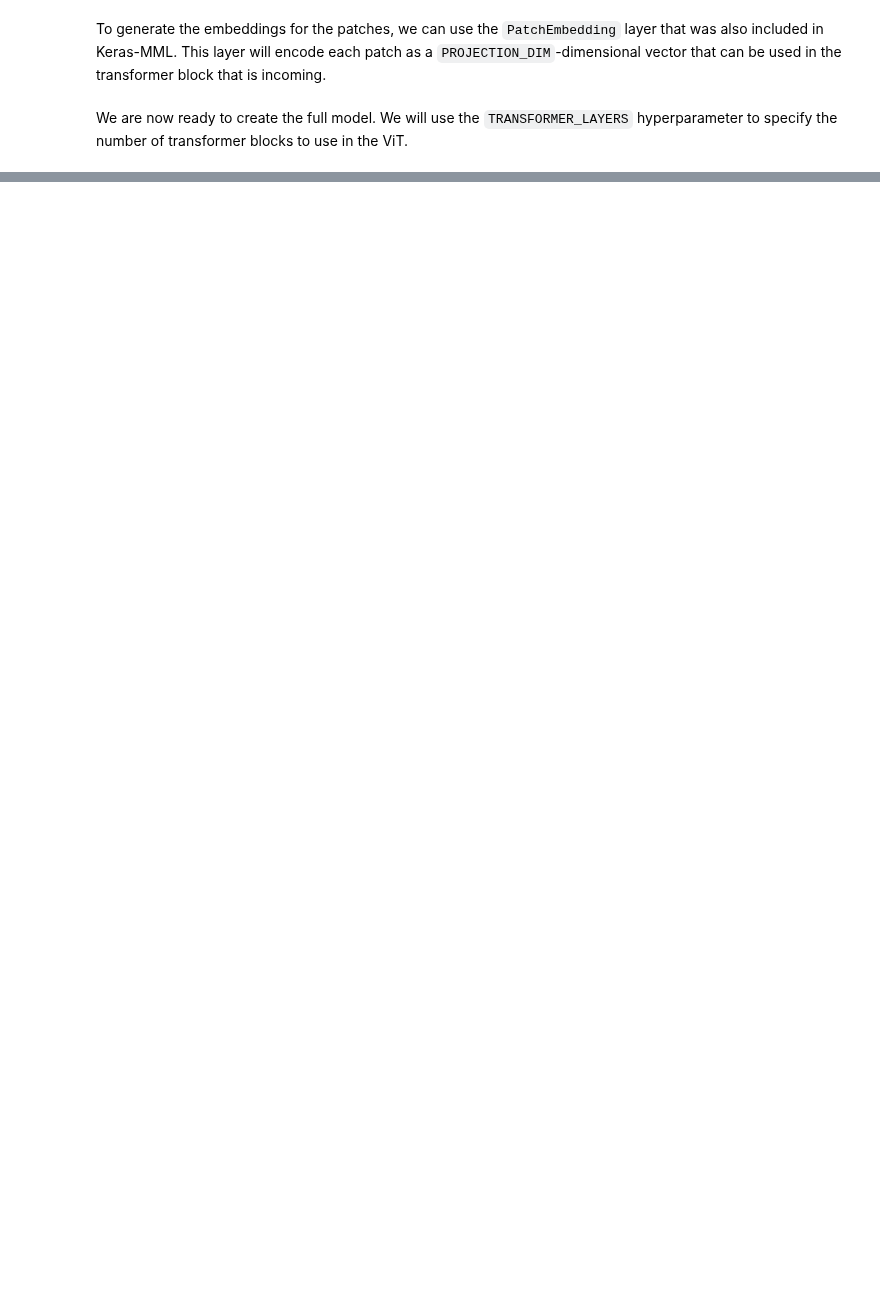
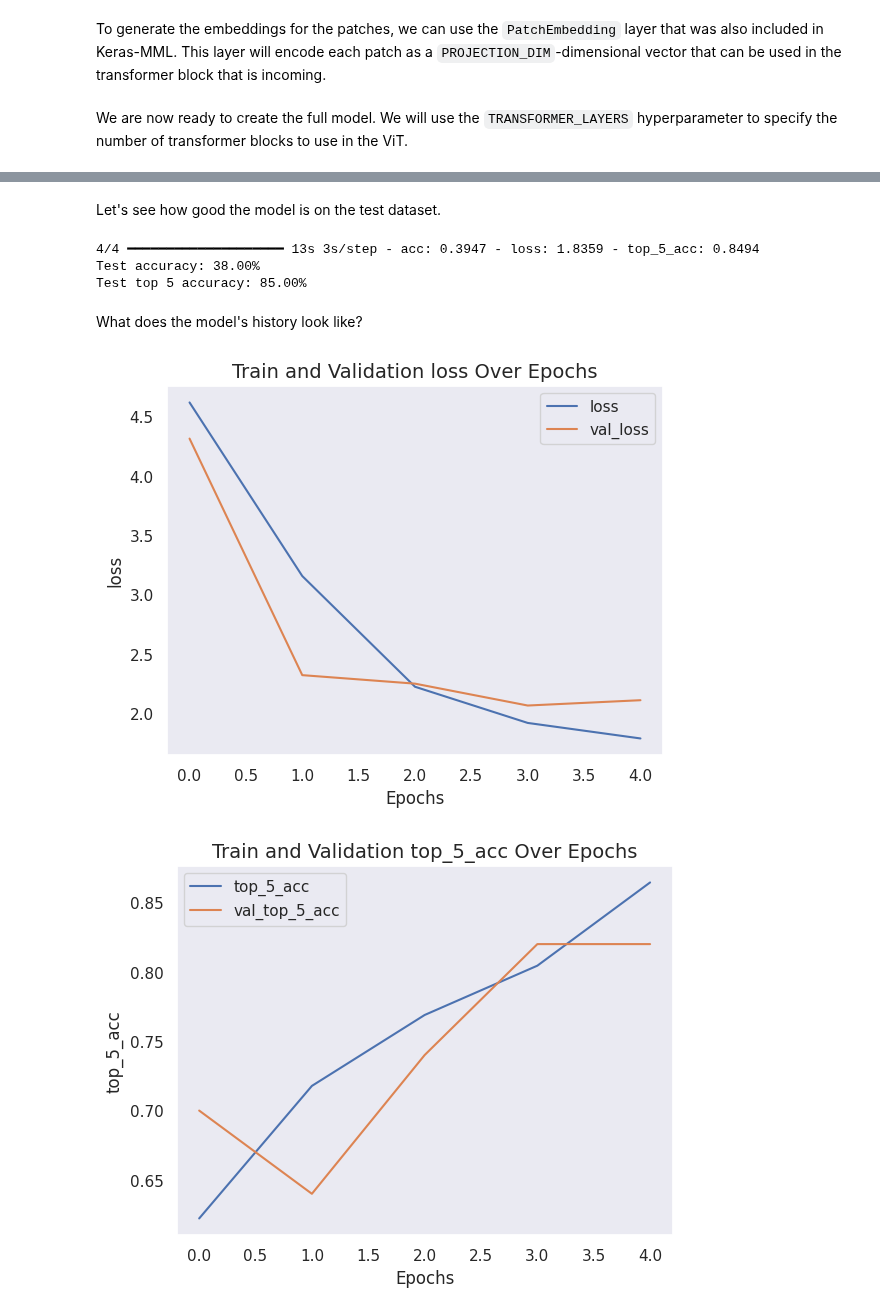
Before and after one commit to PhotonicGluon/Keras-MatMulLess, a Jupyter notebook: docs/source/examples/vision-transformers.ipynb, the cells around one changed output, grey strips where cells are left out. Drawn from its saved outputs; the diff is of its cells as text; code cells hidden in the pictures; blank space fills up the shorter version.

```diff
--- a/docs/source/examples/vision-transformers.ipynb
+++ b/docs/source/examples/vision-transformers.ipynb
@@ -214,0 +216,11 @@ TODO: CONTINUE
+# %%
+from keras import optimizers, losses, metrics
+
+model.compile(
+    optimizer=optimizers.AdamW(learning_rate=1e-3, weight_decay=1e-4),
+    loss=losses.SparseCategoricalCrossentropy(from_logits=True),
+    metrics=[
+        metrics.SparseCategoricalAccuracy(name="acc"),
+        metrics.SparseTopKCategoricalAccuracy(5, name="top_5_acc"),
+    ],
+)
@@ -214,0 +229,10 @@ TODO: CONTINUE
+# %%
+from keras import callbacks
+
+checkpoint_filepath = "misc/vit/checkpoint.weights.h5"
+checkpoint_callback = callbacks.ModelCheckpoint(
+    checkpoint_filepath,
+    monitor="val_acc",
+    save_best_only=True,
+    save_weights_only=True,
+)
@@ -214,0 +241,9 @@ TODO: CONTINUE
+# %%
+history = model.fit(
+    x_train,
+    y_train,
+    batch_size=32,
+    epochs=5,  # We use 5 epochs here for demonstration purposes. Use somewhere around 100 epochs for real training
+    validation_split=0.1,
+    callbacks=[checkpoint_callback],
+)
@@ -214,0 +261,29 @@ TODO: CONTINUE
+# %% [markdown]
+Let's see how good the model is on the test dataset.
+# %%
+model.load_weights(checkpoint_filepath)
+_, accuracy, top_5_accuracy = model.evaluate(x_test, y_test)
+print(f"Test accuracy: {accuracy * 100:.2f}%")
+print(f"Test top 5 accuracy: {top_5_accuracy * 100:.2f}%")
+# %% [output]
+4/4 ━━━━━━━━━━━━━━━━━━━━ 13s 3s/step - acc: 0.3947 - loss: 1.8359 - top_5_acc: 0.8494
+Test accuracy: 38.00%
+Test top 5 accuracy: 85.00%
+# %% [markdown]
+What does the model's history look like?
+# %%
+def plot_history(item):
+    plt.plot(history.history[item], label=item)
+    plt.plot(history.history["val_" + item], label="val_" + item)
+    plt.xlabel("Epochs")
+    plt.ylabel(item)
+    plt.title(f"Train and Validation {item} Over Epochs", fontsize=14)
+    plt.legend()
+    plt.grid()
+    plt.show()
+# %%
+plot_history("loss")
+plot_history("top_5_acc")
+# %% [output]
+[figure, added]
+[figure, added]
```
Also changed, not shown: parts of 33 cells of this notebook.
